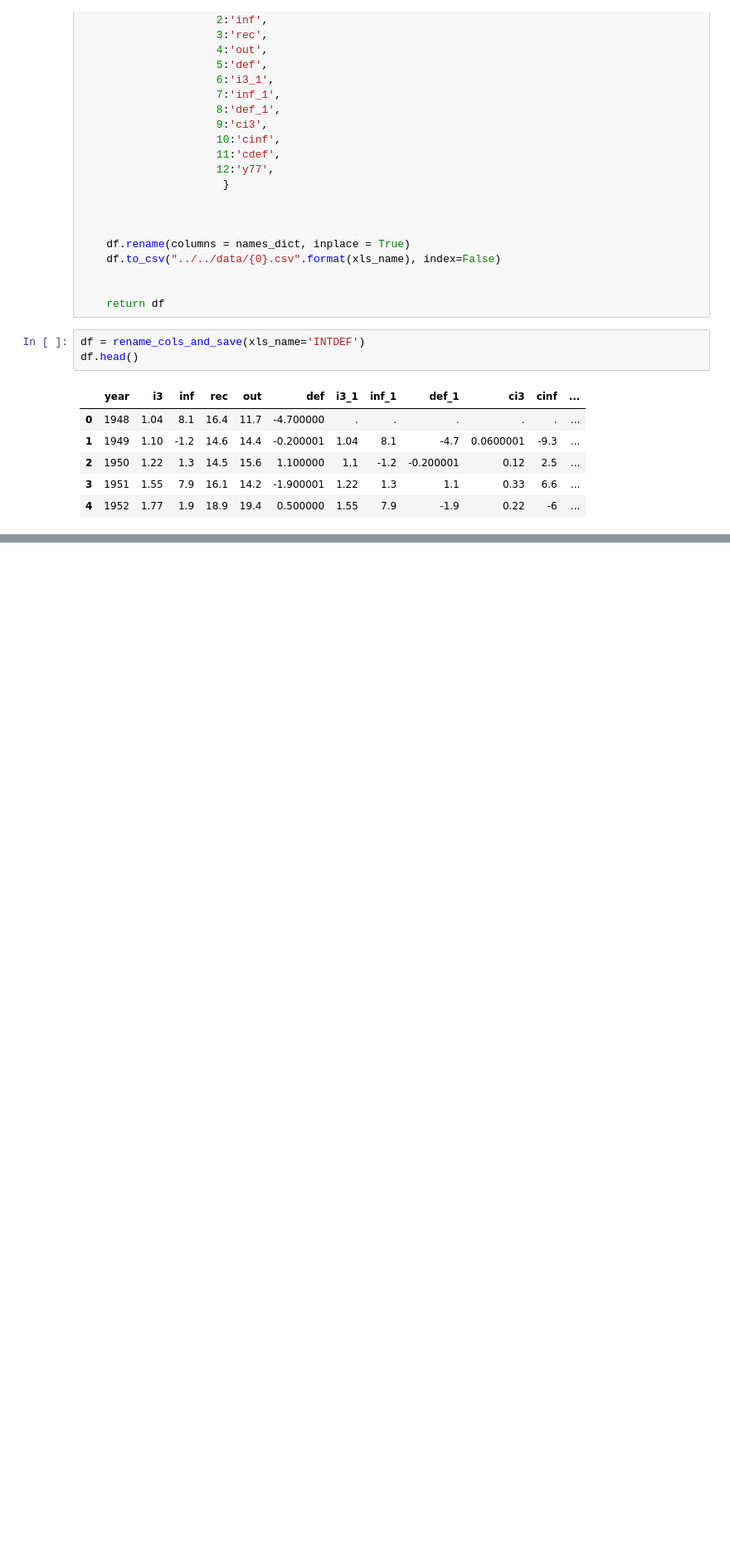
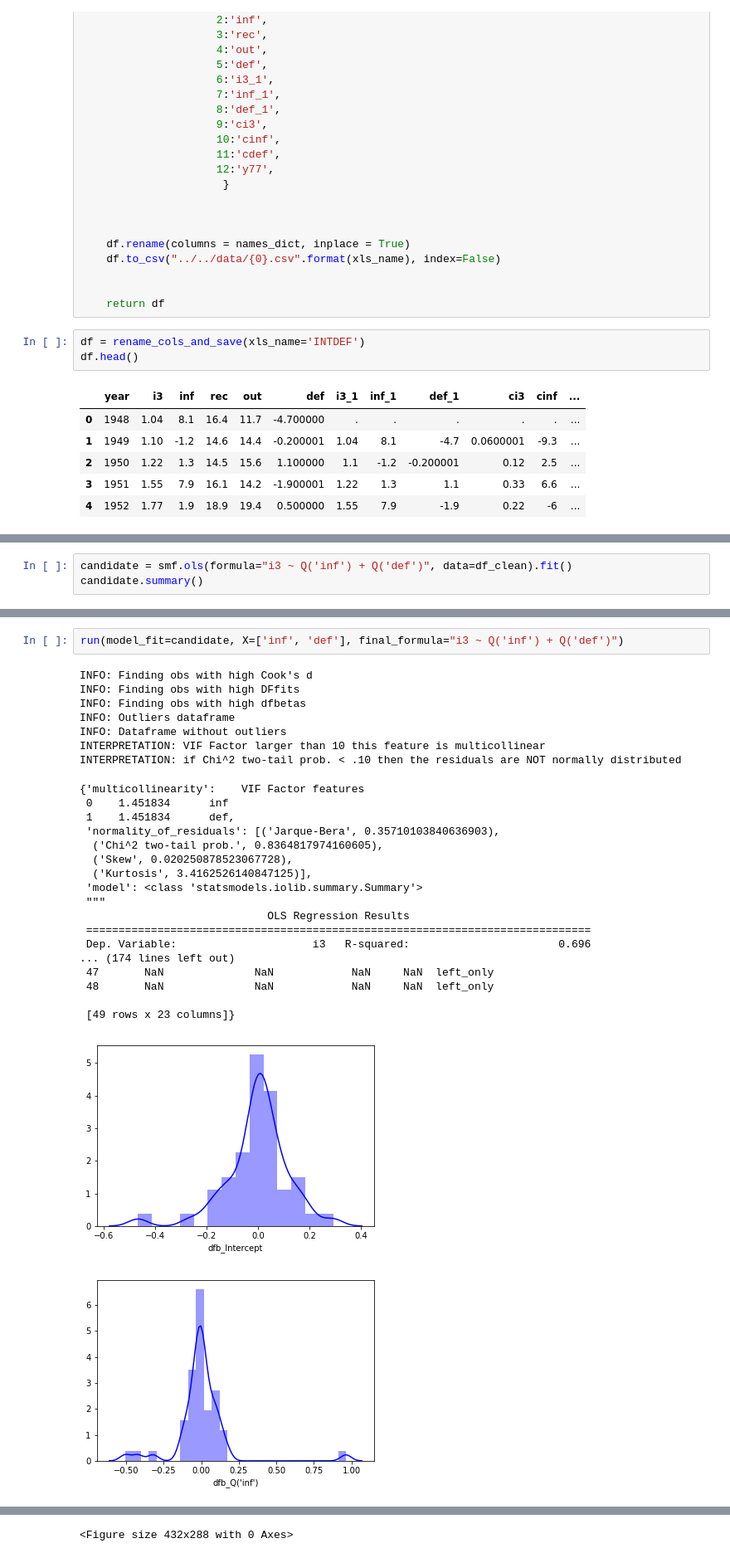
Before and after one commit to espin086/mybook_python_econometrics, a Jupyter notebook: notebooks/4_basic_regression_analysis_with_time_series_data/4_basic_regression_analysis_with_time_series_data.ipynb, the cells around one changed output, grey strips where cells are left out. Shown at 83% size. Cells and saved outputs as stored; diff of their text form; blank space fills up the shorter version.

Commit message:
consolidated regression diagnostics functions

```diff
--- a/notebooks/4_basic_regression_analysis_with_time_series_data/4_basic_regression_analysis_with_time_series_data.ipynb
+++ b/notebooks/4_basic_regression_analysis_with_time_series_data/4_basic_regression_analysis_with_time_series_data.ipynb
@@ -220,0 +345,3 @@ my_eda.inspect()
+# %%
+candidate = smf.ols(formula="i3 ~ Q('inf') + Q('def')", data=df_clean).fit()
+candidate.summary()
@@ -220,0 +440,29 @@ my_eda.inspect()
+# %%
+run(model_fit=candidate, X=['inf', 'def'], final_formula="i3 ~ Q('inf') + Q('def')")
+# %% [output]
+INFO: Finding obs with high Cook's d
+INFO: Finding obs with high DFfits
+INFO: Finding obs with high dfbetas
+INFO: Outliers dataframe
+INFO: Dataframe without outliers
+INTERPRETATION: VIF Factor larger than 10 this feature is multicollinear
+INTERPRETATION: if Chi^2 two-tail prob. < .10 then the residuals are NOT normally distributed
+{'multicollinearity':    VIF Factor features
+ 0    1.451834      inf
+ 1    1.451834      def,
+ 'normality_of_residuals': [('Jarque-Bera', 0.35710103840636903),
+  ('Chi^2 two-tail prob.', 0.8364817974160605),
+  ('Skew', 0.020250878523067728),
+  ('Kurtosis', 3.4162526140847125)],
+ 'model': <class 'statsmodels.iolib.summary.Summary'>
+ """
+                             OLS Regression Results
+ ==============================================================================
+ Dep. Variable:                     i3   R-squared:                       0.696
+... (174 lines left out)
+ 47       NaN              NaN            NaN     NaN  left_only
+ 48       NaN              NaN            NaN     NaN  left_only
+
+ [49 rows x 23 columns]}
+[figure, added]
+[figure, added]
@@ -220,0 +476 @@ my_eda.inspect()
+<Figure size 432x288 with 0 Axes>
```
Also changed, not shown: parts of 20 cells of this notebook, 47 other files.
